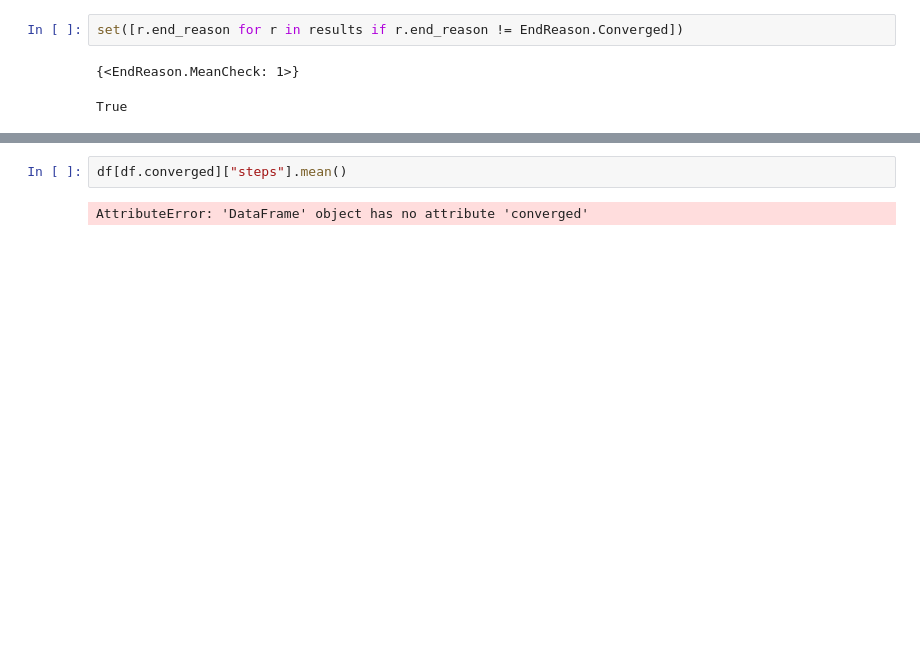
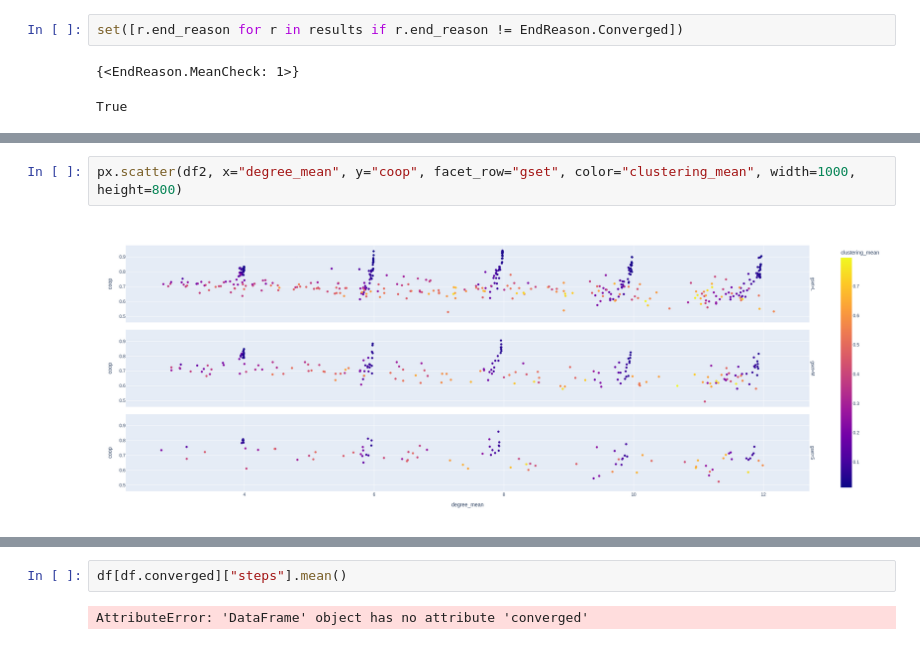
Before and after one commit to spirali/pon, a Jupyter notebook: Untitled.ipynb, the cells around one changed output, grey strips where cells are left out. Saved outputs shown, nothing was run; the diff lists cells and outputs as text; blank space fills up the shorter version.

```diff
--- a/Untitled.ipynb
+++ b/Untitled.ipynb
@@ -74,0 +127,4 @@ px.scatter(df, x="graph", y="coop")
+# %%
+px.scatter(df2, x="degree_mean", y="coop", facet_row="gset", color="clustering_mean", width=1000, height=800)
+# %% [output]
+[figure, added]
```
Also changed, not shown: parts of 9 cells of this notebook, 1 other file.
